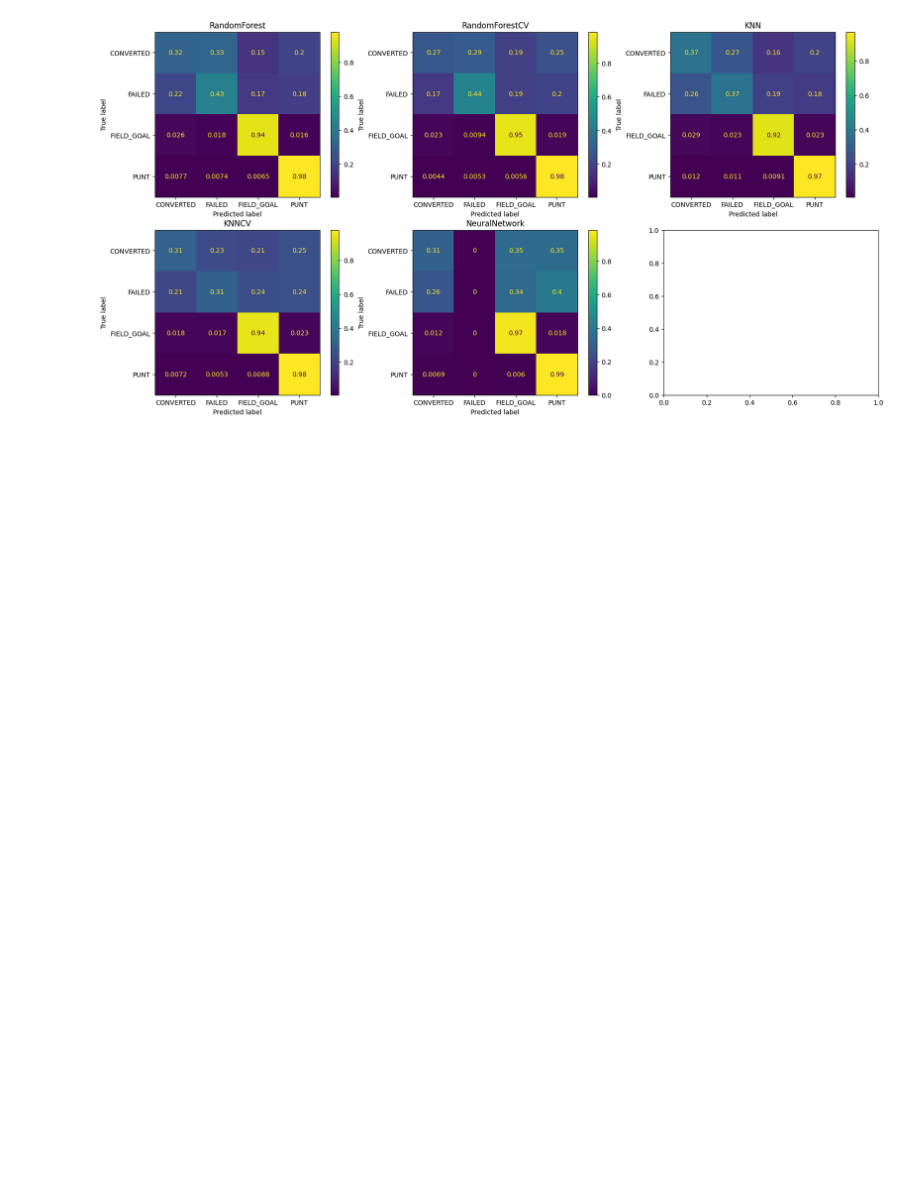
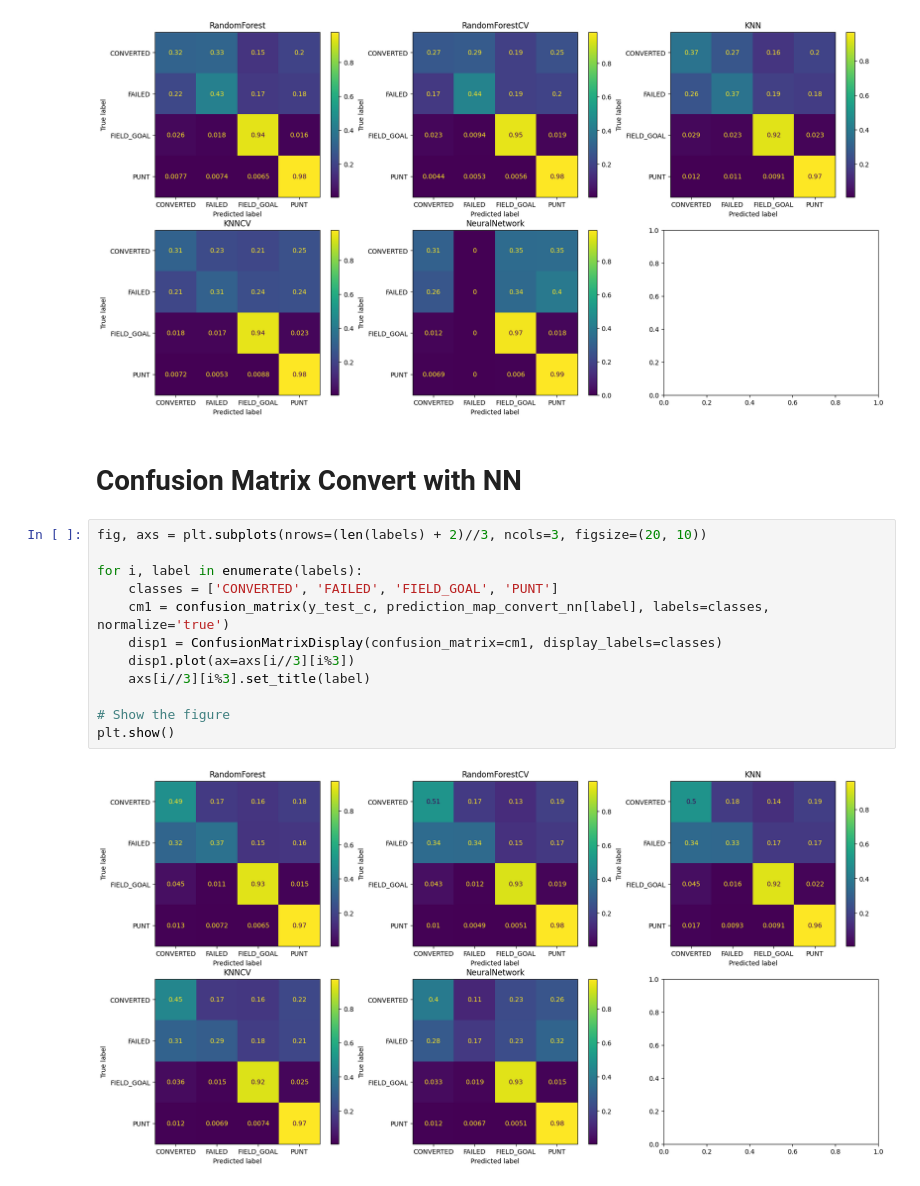
Before and after one commit to lpfahler16/ML-final-project, a Jupyter notebook: Notebooks/Results.ipynb, the cells around one changed output. Saved outputs shown, nothing was run; the diff lists cells and outputs as text; blank space fills up the shorter version.

```diff
--- a/Notebooks/Results.ipynb
+++ b/Notebooks/Results.ipynb
@@ -98,3 +142,19 @@ for i, label in enumerate(labels):
 plt.show()
 # %% [output]
 [figure]
+# %% [markdown]
+# Confusion Matrix Convert with NN
+# %%
+fig, axs = plt.subplots(nrows=(len(labels) + 2)//3, ncols=3, figsize=(20, 10))
+
+for i, label in enumerate(labels):
+    classes = ['CONVERTED', 'FAILED', 'FIELD_GOAL', 'PUNT']
+    cm1 = confusion_matrix(y_test_c, prediction_map_convert_nn[label], labels=classes, normalize='true')
+    disp1 = ConfusionMatrixDisplay(confusion_matrix=cm1, display_labels=classes)
+    disp1.plot(ax=axs[i//3][i%3])
+    axs[i//3][i%3].set_title(label)
+
+# Show the figure
+plt.show()
+# %% [output]
+[figure, added]
```
Also changed, not shown: parts of 7 cells of this notebook, 4 other files.
